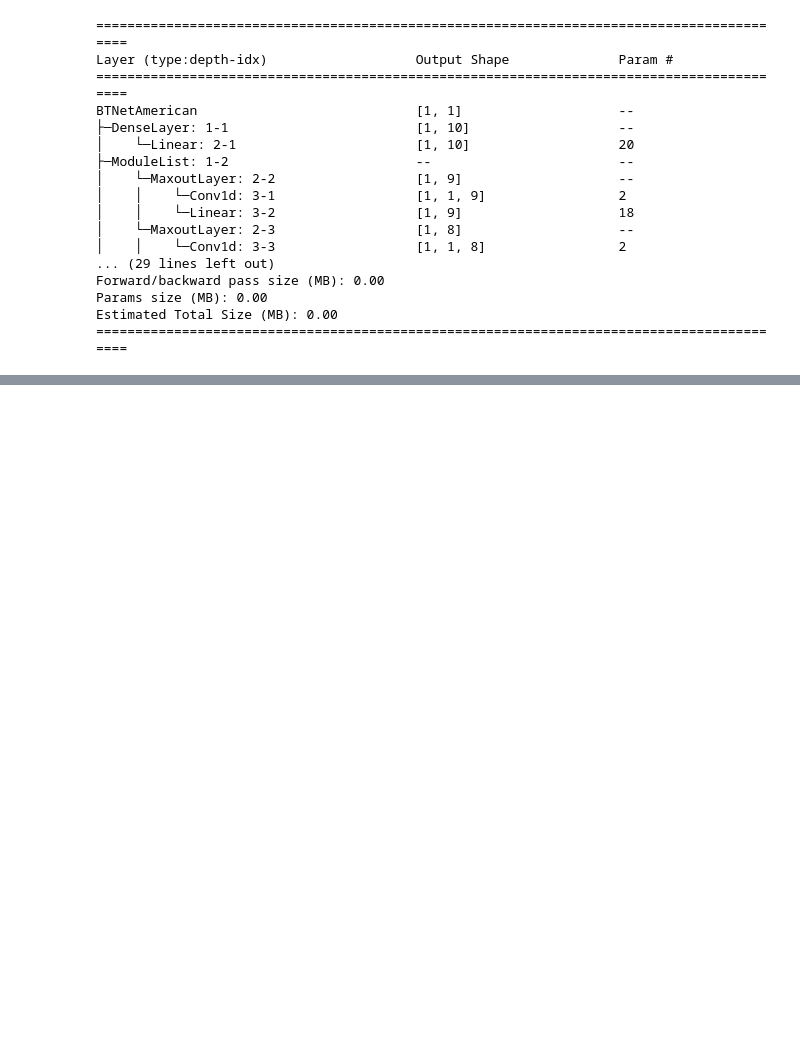
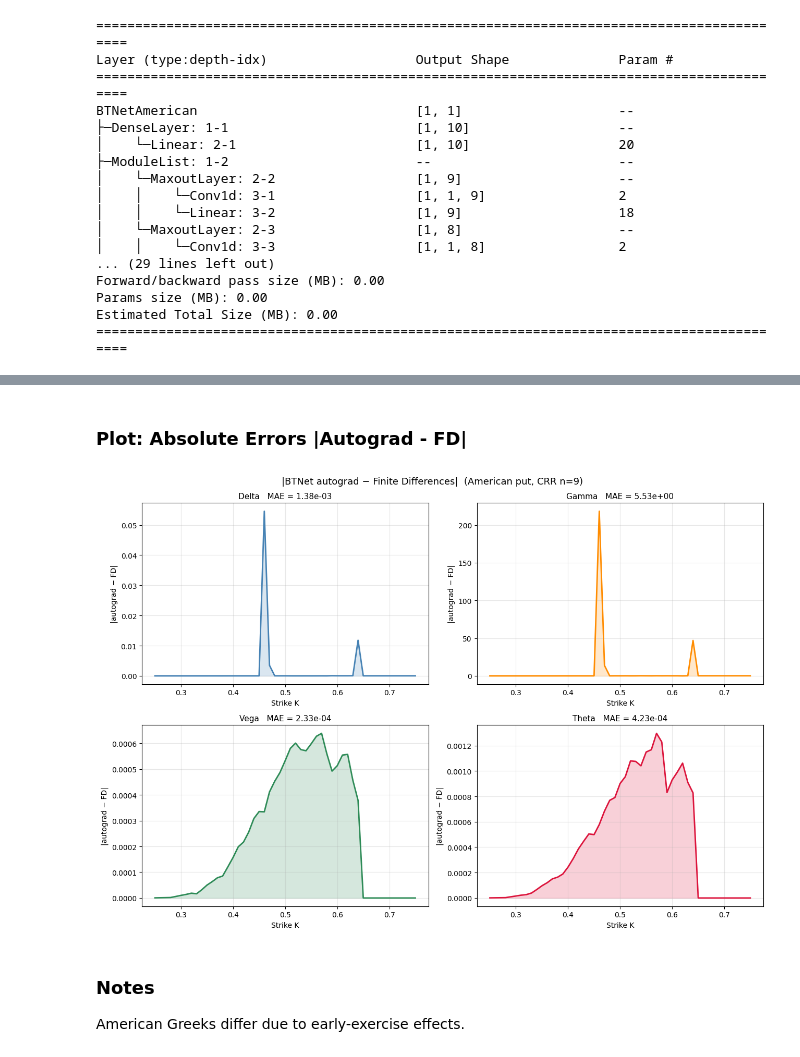
Before and after one commit to wlcmtunknwndth/BTNet-BS, a Jupyter notebook: btnn-bs-torch-v2.ipynb, the cells around one changed output, grey strips where cells are left out. Cells and saved outputs as stored; diff of their text form; code cells hidden in the pictures; blank space fills up the shorter version.

```diff
--- a/btnn-bs-torch-v2.ipynb
+++ b/btnn-bs-torch-v2.ipynb
@@ -416,0 +528,10 @@ ONNXProgram(
+# %% [markdown]
+### Plot: Absolute Errors |Autograd - FD|
+# %%
+plot_american_greeks_errors(K_test, greeks_american_ag, greeks_american_fd)
+# %% [output]
+[figure, added]
+# %% [markdown]
+### Notes
+
+American Greeks differ due to early-exercise effects.
```
Also changed, not shown: parts of 38 cells of this notebook, 6 other files.
